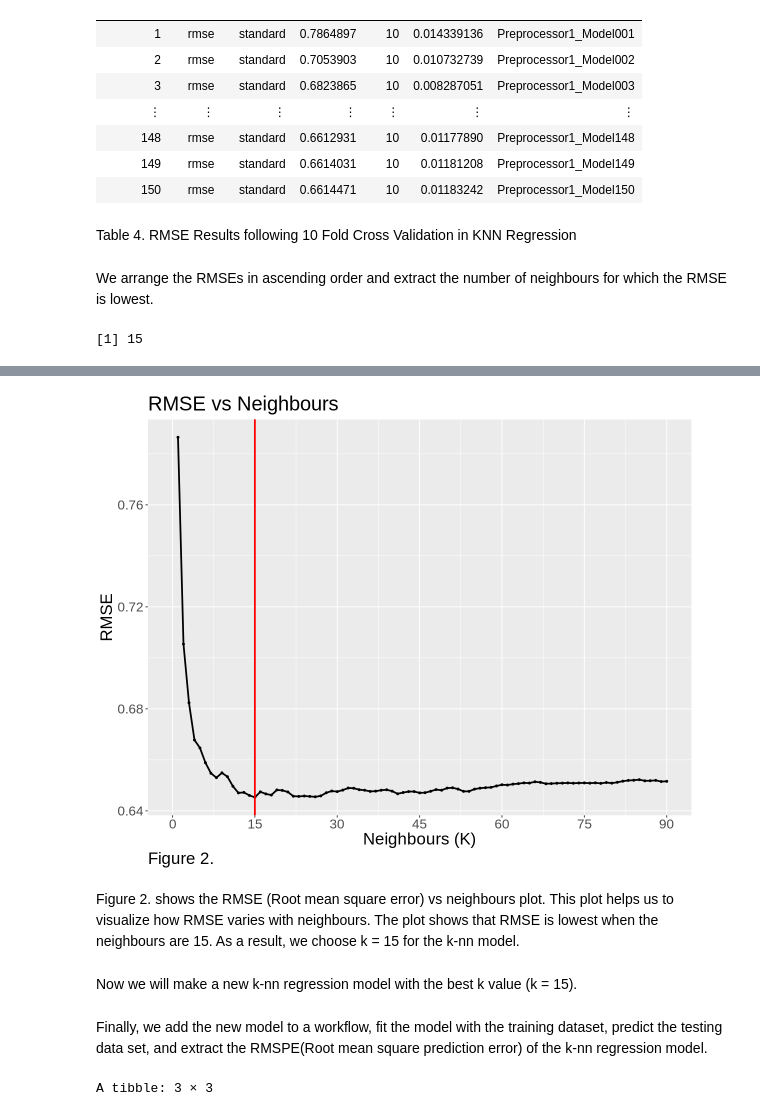
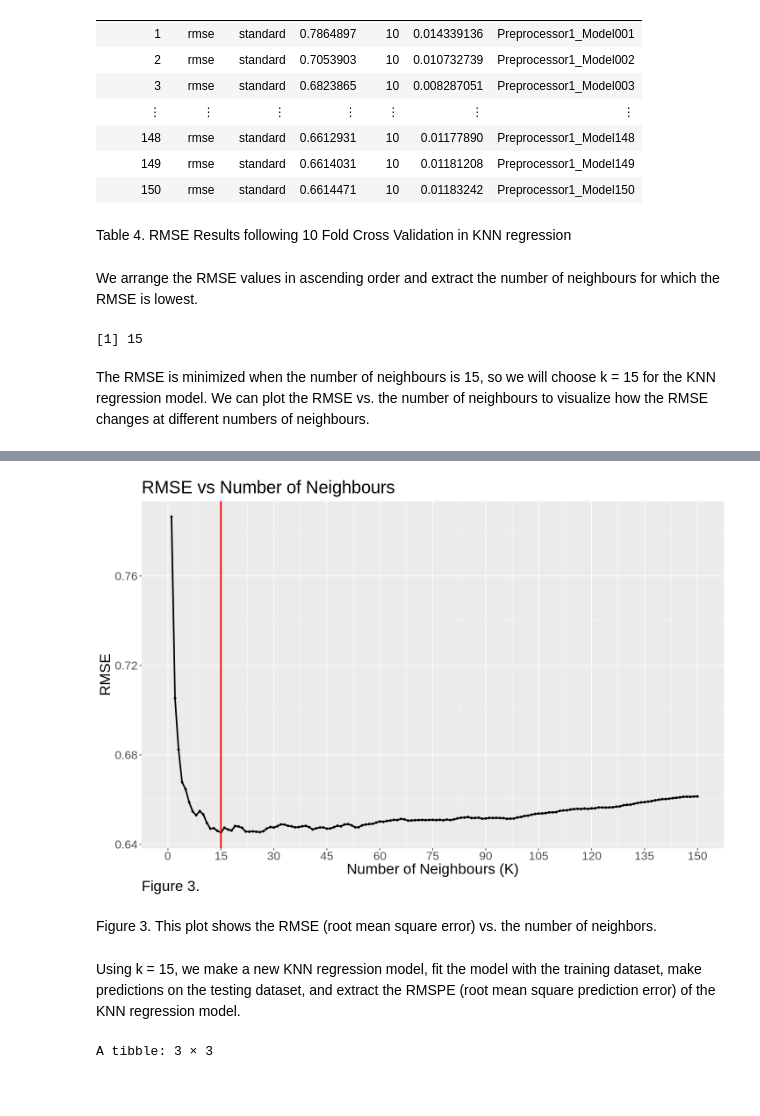
Before and after one commit to aleong2004/Wine-Quality-Prediction, a Jupyter notebook: Project.ipynb, the cells around one changed output, grey strips where cells are left out. Saved outputs shown, nothing was run; the diff lists cells and outputs as text; code cells hidden in the pictures; blank space fills up the shorter version.

```diff
--- a/Project.ipynb
+++ b/Project.ipynb
@@ -199,9 +212,9 @@ A tibble: 150 × 7
 | 149 | rmse | standard | 0.6614031 | 10 | 0.01181208 | Preprocessor1_Model149 |
 | 150 | rmse | standard | 0.6614471 | 10 | 0.01183242 | Preprocessor1_Model150 |
 # %% [markdown]
-Table 4. RMSE Results following 10 Fold Cross Validation in KNN Regression
+Table 4. RMSE Results following 10 Fold Cross Validation in KNN regression
 # %% [markdown]
-We arrange the RMSEs in ascending order and extract the number of neighbours for which the RMSE is lowest.
+We arrange the RMSE values in ascending order and extract the number of neighbours for which the RMSE is lowest.
 # %%
 # GETTING K FOR WHICH THE RMSE IS LOWEST.
 wine_knn_min <- wine_results_knn |>
@@ -225,5 +225,20 @@ wine_k_plot <- wine_results_knn |>
 # %% [output]
 [1] 15
+# %% [markdown]
+The RMSE is minimized when the number of neighbours is 15, so we will choose k = 15 for the KNN regression model. We can plot the RMSE vs. the number of neighbours to visualize how the RMSE changes at different numbers of neighbours.
 # %%
+# PLOTTING RMSE VS NEIGHBOURS TO VISUALISE RMSE VS NEIGHBOURS.
+options(repr.plot.width = 12, repr.plot.height = 8)
+wine_k_plot <- wine_results_knn |>
+    ggplot(aes(x = neighbors, y = mean)) +
+    geom_point(size = 1) +
+    geom_line(size = 1) +
+    geom_vline(xintercept = 15, colour = "red", size = 1) +
+    labs(x = "Number of Neighbours (K)",
+         y = "RMSE",
+         title = "RMSE vs Number of Neighbours ", captions = "Figure 3.") +
+    theme(text = element_text(size = 20),
+          plot.caption = element_text(size = 20, hjust = 0)) +
+    scale_x_continuous(breaks = c(0,15,30,45,60,75,90,105,120,135,150), lim= c(0,150))
 wine_k_plot
 # %% [output]
@@ -234,10 +245,8 @@ Warning message:
-[figure, old version]
+[figure, new version]
 # %% [markdown]
-Figure 2. shows the RMSE (Root mean square error) vs neighbours plot. This plot helps us to visualize how RMSE varies with neighbours. The plot shows that RMSE is lowest when the neighbours are 15. As a result, we choose k = 15 for the k-nn model.
+Figure 3. This plot shows the RMSE (root mean square error) vs. the number of neighbors.
-# %% [markdown]
-Now we will make a new k-nn regression model with the best k value (k = 15).
 # %% [markdown]
-Finally, we add the new model to a workflow, fit the model with the training dataset, predict the testing data set, and extract the RMSPE(Root mean square prediction error) of the k-nn regression model.
+Using k = 15, we make a new KNN regression model, fit the model with the training dataset, make predictions on the testing dataset, and extract the RMSPE (root mean square prediction error) of the KNN regression model.
 # %%
 # MAKING THE K-NN MODEL WITH IDEAL NUMBER OF NEIGHBOURS.
 wine_best_spec_knn <- nearest_neighbor(weight_func = "rectangular", neighbors = wine_knn_min) |>
```
Also changed, not shown: parts of 33 cells of this notebook.
